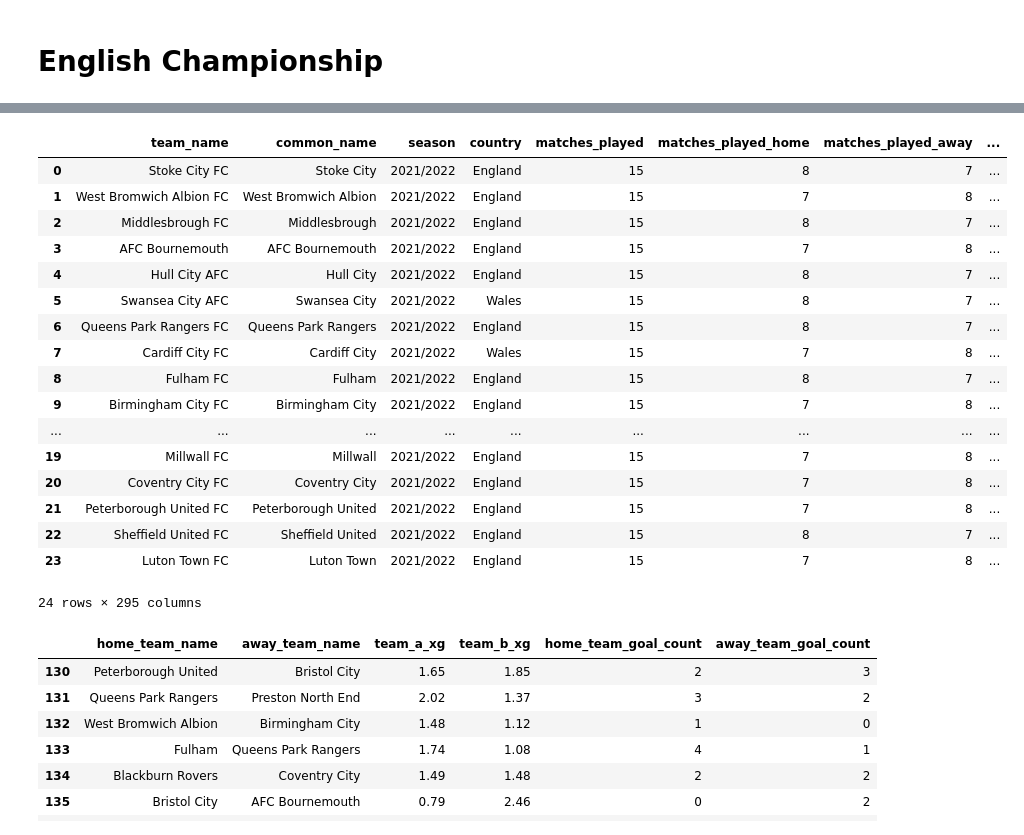
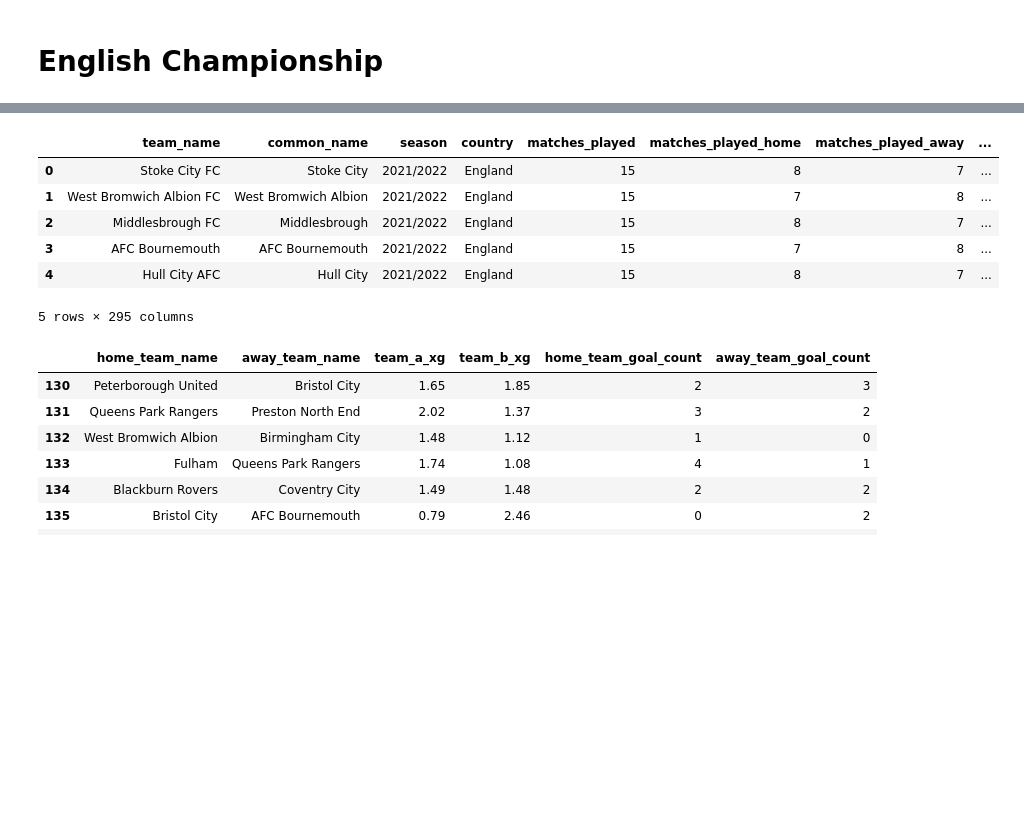
Before and after one commit to dkeyer/English-_Championship_2021, a Jupyter notebook: all_leagues/2022_all_leagues_EDA.ipynb, the cells around one changed output, grey strips where cells are left out. Saved outputs shown, nothing was run; the diff lists cells and outputs as text; code cells hidden in the pictures; blank space fills up the shorter version.

```diff
--- a/all_leagues/2022_all_leagues_EDA.ipynb
+++ b/all_leagues/2022_all_leagues_EDA.ipynb
@@ -92,24 +79,13 @@ xg_fixer(champ_team_stats['common_name'][23])
 # %%
-champ_team_stats
+champ_team_stats.head()
 # %% [output]
 |  | team_name | common_name | season | country | matches_played | matches_played_home | matches_played_away | ... |
 | 0 | Stoke City FC | Stoke City | 2021/2022 | England | 15 | 8 | 7 | ... |
 | 1 | West Bromwich Albion FC | West Bromwich Albion | 2021/2022 | England | 15 | 7 | 8 | ... |
 | 2 | Middlesbrough FC | Middlesbrough | 2021/2022 | England | 15 | 8 | 7 | ... |
 | 3 | AFC Bournemouth | AFC Bournemouth | 2021/2022 | England | 15 | 7 | 8 | ... |
 | 4 | Hull City AFC | Hull City | 2021/2022 | England | 15 | 8 | 7 | ... |
-| 5 | Swansea City AFC | Swansea City | 2021/2022 | Wales | 15 | 8 | 7 | ... |
-| 6 | Queens Park Rangers FC | Queens Park Rangers | 2021/2022 | England | 15 | 8 | 7 | ... |
-| 7 | Cardiff City FC | Cardiff City | 2021/2022 | Wales | 15 | 7 | 8 | ... |
-| 8 | Fulham FC | Fulham | 2021/2022 | England | 15 | 8 | 7 | ... |
-| 9 | Birmingham City FC | Birmingham City | 2021/2022 | England | 15 | 7 | 8 | ... |
-| ... | ... | ... | ... | ... | ... | ... | ... | ... |
-| 19 | Millwall FC | Millwall | 2021/2022 | England | 15 | 7 | 8 | ... |
-| 20 | Coventry City FC | Coventry City | 2021/2022 | England | 15 | 7 | 8 | ... |
-| 21 | Peterborough United FC | Peterborough United | 2021/2022 | England | 15 | 7 | 8 | ... |
-| 22 | Sheffield United FC | Sheffield United | 2021/2022 | England | 15 | 8 | 7 | ... |
-| 23 | Luton Town FC | Luton Town | 2021/2022 | England | 15 | 7 | 8 | ... |
-24 rows × 295 columns
+5 rows × 295 columns
 # %%
 xg_view = champ_games[['home_team_name', 'away_team_name', 'team_a_xg', 'team_b_xg', 'home_team_goal_count', 'away_team_goal_count']]
 xg_view[(len(champ_games) - 50):len(champ_games)]
```
Also changed, not shown: parts of 5 cells of this notebook.
